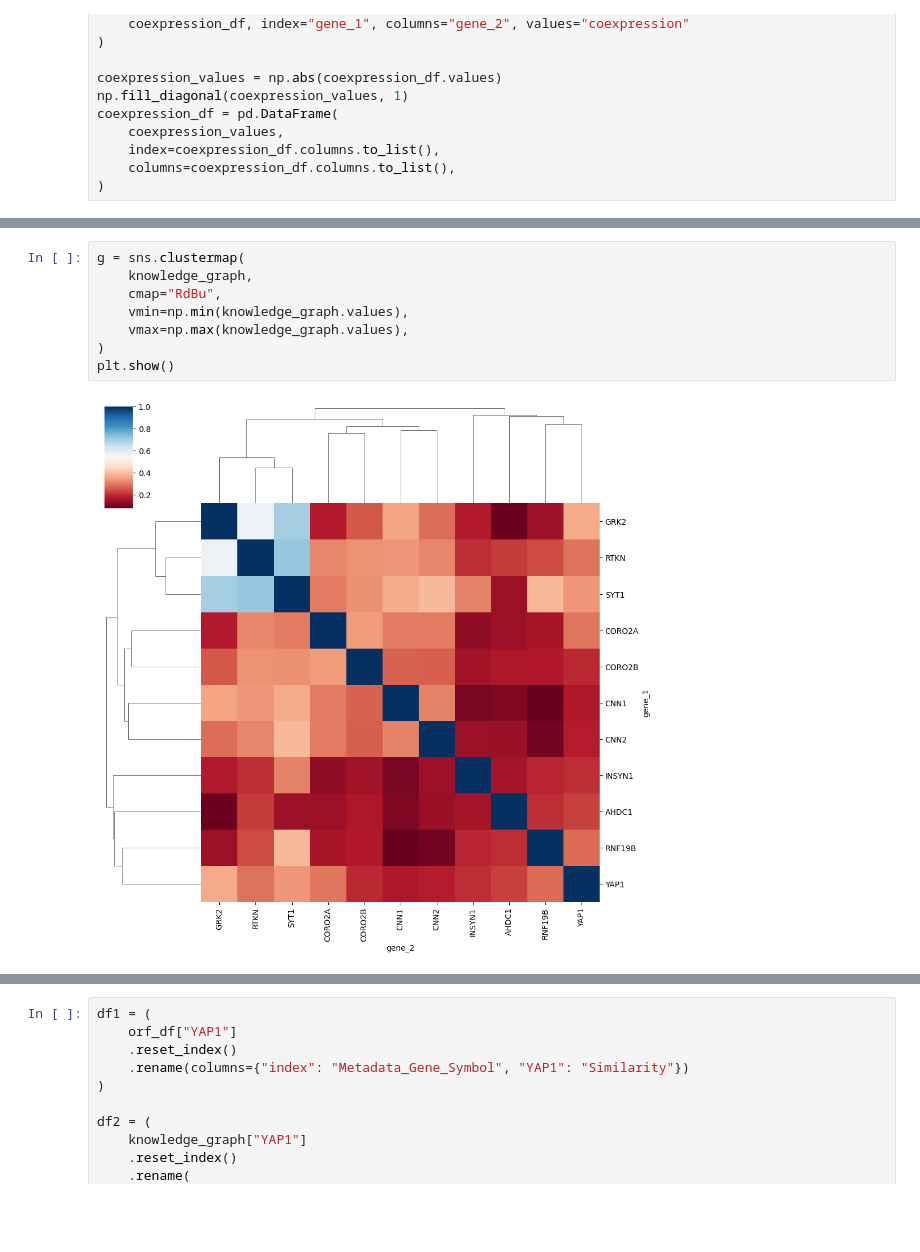
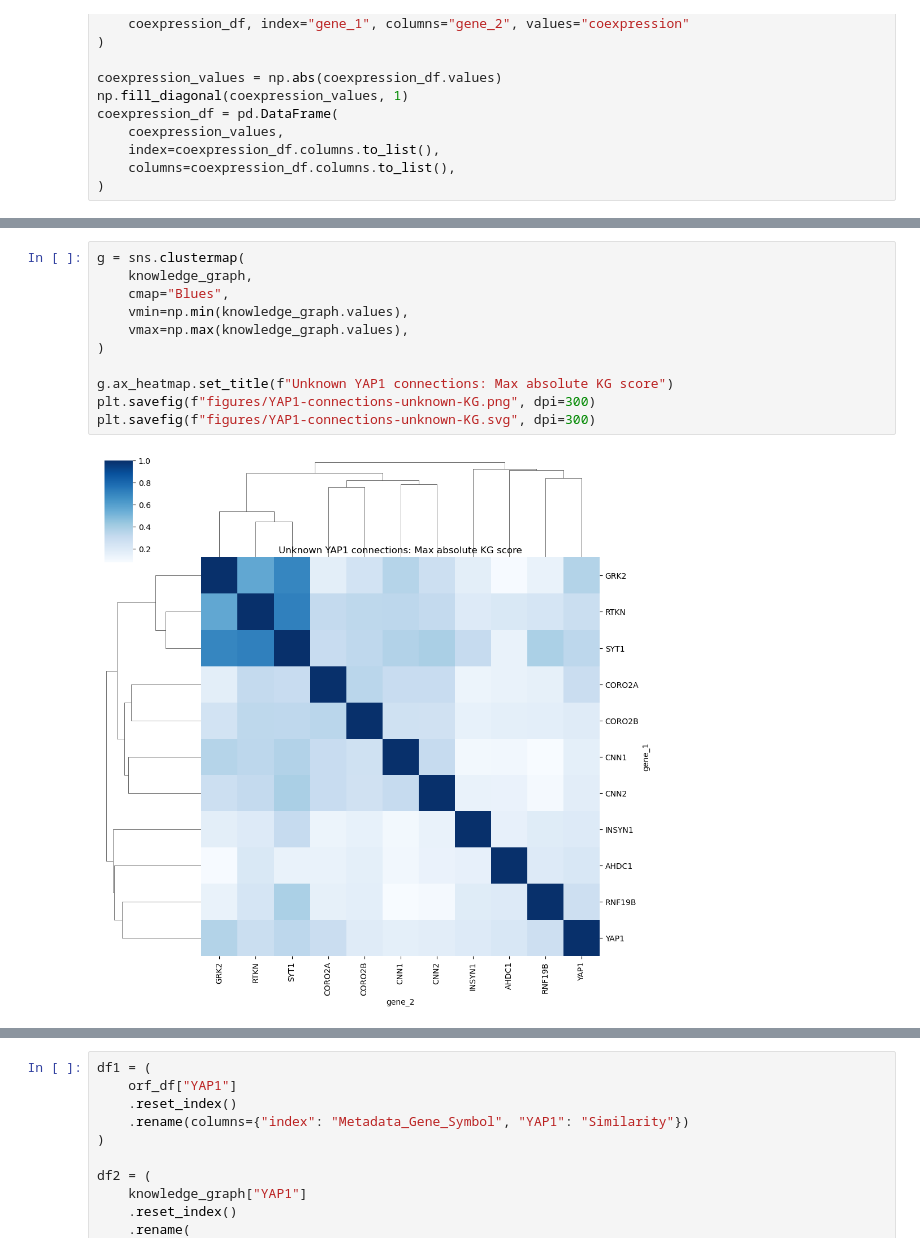
Before and after one commit to jump-cellpainting/2024_Chandrasekaran_Morphmap, a Jupyter notebook: 07.compute-cosine-similarities/08.1.check-YAP1-connections-unknown.ipynb, the cells around one changed output, grey strips where cells are left out. Drawn from its saved outputs; the diff is of its cells as text; blank space fills up the shorter version.

```diff
--- a/07.compute-cosine-similarities/08.1.check-YAP1-connections-unknown.ipynb
+++ b/07.compute-cosine-similarities/08.1.check-YAP1-connections-unknown.ipynb
@@ -138,10 +142,13 @@ g = sns.clustermap(
 # %%
 g = sns.clustermap(
     knowledge_graph,
-    cmap="RdBu",
+    cmap="Blues",
     vmin=np.min(knowledge_graph.values),
     vmax=np.max(knowledge_graph.values),
 )
-plt.show()
+
+g.ax_heatmap.set_title(f"Unknown YAP1 connections: Max absolute KG score")
+plt.savefig(f"figures/YAP1-connections-unknown-KG.png", dpi=300)
+plt.savefig(f"figures/YAP1-connections-unknown-KG.svg", dpi=300)
 # %% [output]
-[figure, old version]
+[figure, new version]
```
Also changed, not shown: parts of 4 cells of this notebook, 13 other files.
